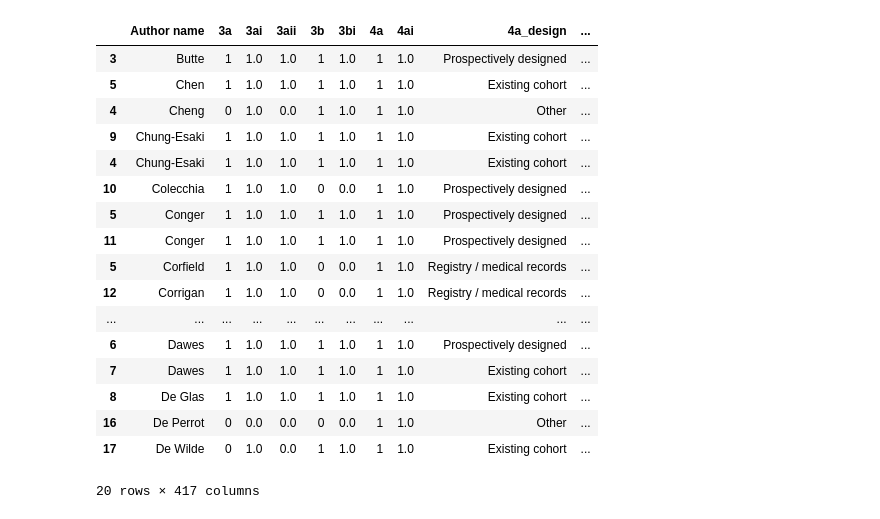
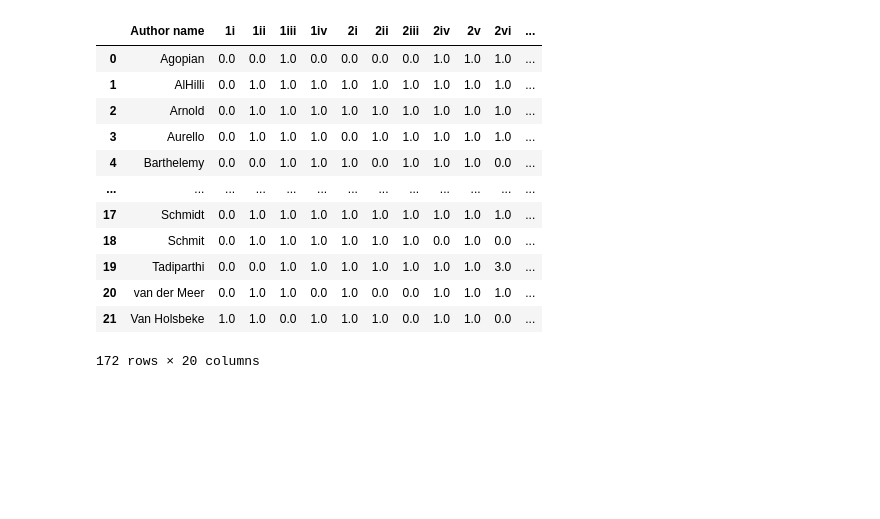
Before and after one commit to isa-sp/TAR-abstracts, a Jupyter notebook: code/data_preprocessing.ipynb, the cells around one changed output. Cells and saved outputs as stored; diff of their text form; code cells hidden in the pictures; blank space fills up the shorter version.

```diff
--- a/code/data_preprocessing.ipynb
+++ b/code/data_preprocessing.ipynb
@@ -7,2 +16,2 @@ os.chdir('../')
 # %%
-path_data = 'data/'
+path_data = '../data/raw/'
@@ -58,57 +309,63 @@ df1.head()
 # %%
 # n=74
-df2a_scores = pd.read_excel(path_data + 'Heus/170509_Data_set_for_SPSS.xlsx',
+df2a_scores = pd.read_excel(path_data + 'Heus_et_al_2018/170509_Data_set_for_SPSS.xlsx',
                             sheet_name='Developm for SPSS',
                             header=1)
 #df2a_scores['origin'] = 'Development'
 
 # n=43
-df2b_scores = pd.read_excel(path_data + 'Heus/170509_Data_set_for_SPSS.xlsx',
+df2b_scores = pd.read_excel(path_data + 'Heus_et_al_2018/170509_Data_set_for_SPSS.xlsx',
                             sheet_name='Validation for SPSS',
                             header=1)
 #df2b_scores['origin'] = 'Validation'
 
 # n=33
-df2c_scores = pd.read_excel(path_data + 'Heus/170509_Data_set_for_SPSS.xlsx',
+df2c_scores = pd.read_excel(path_data + 'Heus_et_al_2018/170509_Data_set_for_SPSS.xlsx',
                             sheet_name='IV for SPSS_2',
                             header=1)
 #df2c_scores['origin'] = 'IV'
 
 # n=22
-df2d_scores = pd.read_excel(path_data + 'Heus/170509_Data_set_for_SPSS.xlsx',
+df2d_scores = pd.read_excel(path_data + 'Heus_et_al_2018/170509_Data_set_for_SPSS.xlsx',
                             sheet_name='D&V for SPSS_2',
                             header=1)
 #df2d_scores['origin'] = 'D&V'
 # %%
 df2 = pd.concat([df2a_scores,
                  df2b_scores,
                  df2c_scores,
                  df2d_scores], axis = 0)
 #df2 = df2[['origin'] + [col for col in df2.columns if col != 'origin']]
 
+# Select only the relevant columns:
+df2 = df2[['Author name',
+                             '1i', '1ii', '1iii', '1iv',
+                             '2i', '2ii', '2iii', '2iv', '2v',
+                             '2vi', '2vii', '2viii', '2ix', '2x',
+                             '2xi', '2xii', '2xiii', '2xiv', '2xv']]
 
-df2 = df2.drop_duplicates()
+#df2 = df2.drop_duplicates()
+df2.sort_values(by='Author name')
+#df2 = df2.drop_duplicates(subset=['Author name'], keep='first')
 
-df2.sort_values(by='Author name')[20:40]
+
+
+df2.to_excel(path_data+'check.xlsx', index=False)
+df2
 # %% [output]
-|  | Author name | 3a | 3ai | 3aii | 3b | 3bi | 4a | 4ai | 4a_design | ... |
-| 3 | Butte | 1 | 1.0 | 1.0 | 1 | 1.0 | 1 | 1.0 | Prospectively designed | ... |
-| 5 | Chen | 1 | 1.0 | 1.0 | 1 | 1.0 | 1 | 1.0 | Existing cohort | ... |
-| 4 | Cheng | 0 | 1.0 | 0.0 | 1 | 1.0 | 1 | 1.0 | Other | ... |
-| 9 | Chung-Esaki | 1 | 1.0 | 1.0 | 1 | 1.0 | 1 | 1.0 | Existing cohort | ... |
-| 4 | Chung-Esaki | 1 | 1.0 | 1.0 | 1 | 1.0 | 1 | 1.0 | Existing cohort | ... |
-| 10 | Colecchia | 1 | 1.0 | 1.0 | 0 | 0.0 | 1 | 1.0 | Prospectively designed | ... |
-| 5 | Conger | 1 | 1.0 | 1.0 | 1 | 1.0 | 1 | 1.0 | Prospectively designed | ... |
-| 11 | Conger | 1 | 1.0 | 1.0 | 1 | 1.0 | 1 | 1.0 | Prospectively designed | ... |
-| 5 | Corfield | 1 | 1.0 | 1.0 | 0 | 0.0 | 1 | 1.0 | Registry / medical records | ... |
-| 12 | Corrigan | 1 | 1.0 | 1.0 | 0 | 0.0 | 1 | 1.0 | Registry / medical records | ... |
-| ... | ... | ... | ... | ... | ... | ... | ... | ... | ... | ... |
-| 6 | Dawes | 1 | 1.0 | 1.0 | 1 | 1.0 | 1 | 1.0 | Prospectively designed | ... |
-| 7 | Dawes | 1 | 1.0 | 1.0 | 1 | 1.0 | 1 | 1.0 | Existing cohort | ... |
-| 8 | De Glas | 1 | 1.0 | 1.0 | 1 | 1.0 | 1 | 1.0 | Existing cohort | ... |
-| 16 | De Perrot | 0 | 0.0 | 0.0 | 0 | 0.0 | 1 | 1.0 | Other | ... |
-| 17 | De Wilde | 0 | 1.0 | 0.0 | 1 | 1.0 | 1 | 1.0 | Existing cohort | ... |
+|  | Author name | 1i | 1ii | 1iii | 1iv | 2i | 2ii | 2iii | 2iv | 2v | 2vi | ... |
+| 0 | Agopian | 0.0 | 0.0 | 1.0 | 0.0 | 0.0 | 0.0 | 0.0 | 1.0 | 1.0 | 1.0 | ... |
+| 1 | AlHilli | 0.0 | 1.0 | 1.0 | 1.0 | 1.0 | 1.0 | 1.0 | 1.0 | 1.0 | 1.0 | ... |
+| 2 | Arnold | 0.0 | 1.0 | 1.0 | 1.0 | 1.0 | 1.0 | 1.0 | 1.0 | 1.0 | 1.0 | ... |
+| 3 | Aurello | 0.0 | 1.0 | 1.0 | 1.0 | 0.0 | 1.0 | 1.0 | 1.0 | 1.0 | 1.0 | ... |
+| 4 | Barthelemy | 0.0 | 0.0 | 1.0 | 1.0 | 1.0 | 0.0 | 1.0 | 1.0 | 1.0 | 0.0 | ... |
+| ... | ... | ... | ... | ... | ... | ... | ... | ... | ... | ... | ... | ... |
+| 17 | Schmidt | 0.0 | 1.0 | 1.0 | 1.0 | 1.0 | 1.0 | 1.0 | 1.0 | 1.0 | 1.0 | ... |
+| 18 | Schmit | 0.0 | 1.0 | 1.0 | 1.0 | 1.0 | 1.0 | 1.0 | 0.0 | 1.0 | 0.0 | ... |
+| 19 | Tadiparthi | 0.0 | 0.0 | 1.0 | 1.0 | 1.0 | 1.0 | 1.0 | 1.0 | 1.0 | 3.0 | ... |
+| 20 | van der Meer | 0.0 | 1.0 | 1.0 | 0.0 | 1.0 | 0.0 | 0.0 | 1.0 | 1.0 | 1.0 | ... |
+| 21 | Van Holsbeke | 1.0 | 1.0 | 0.0 | 1.0 | 1.0 | 1.0 | 0.0 | 1.0 | 1.0 | 0.0 | ... |
-20 rows × 417 columns
+172 rows × 20 columns
 # %%
 import pandas as pd
 
```
Also changed, not shown: parts of 24 cells of this notebook.
